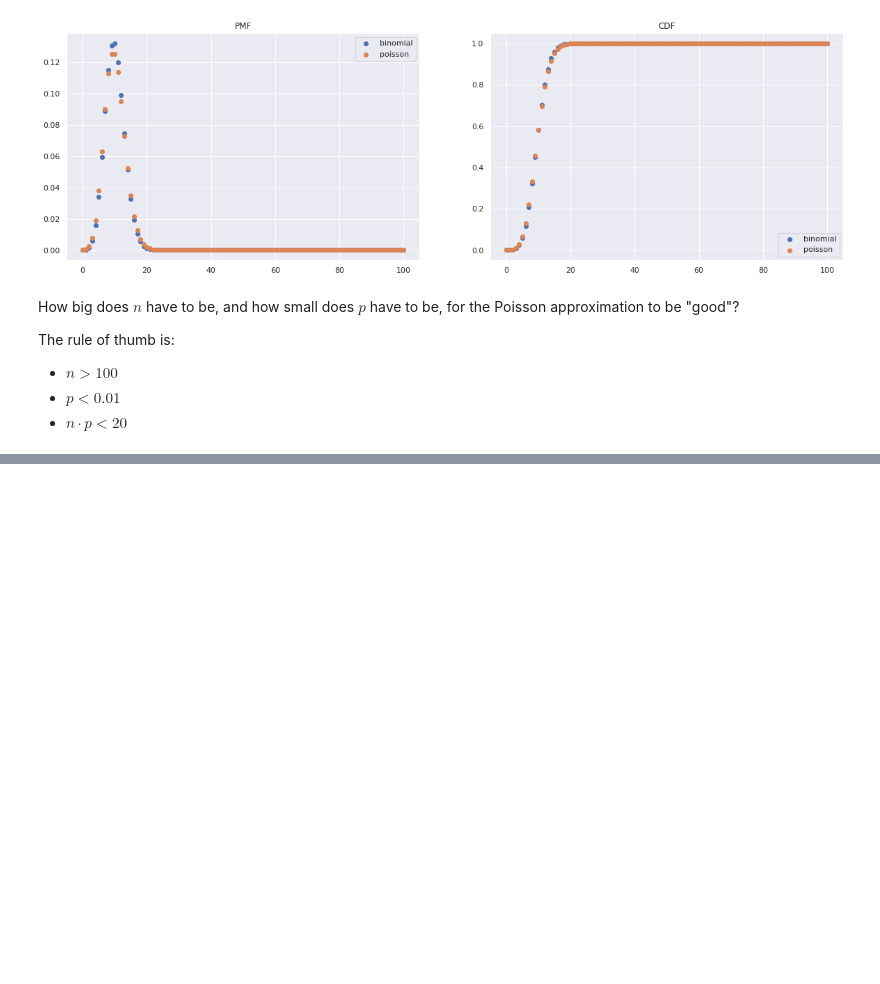
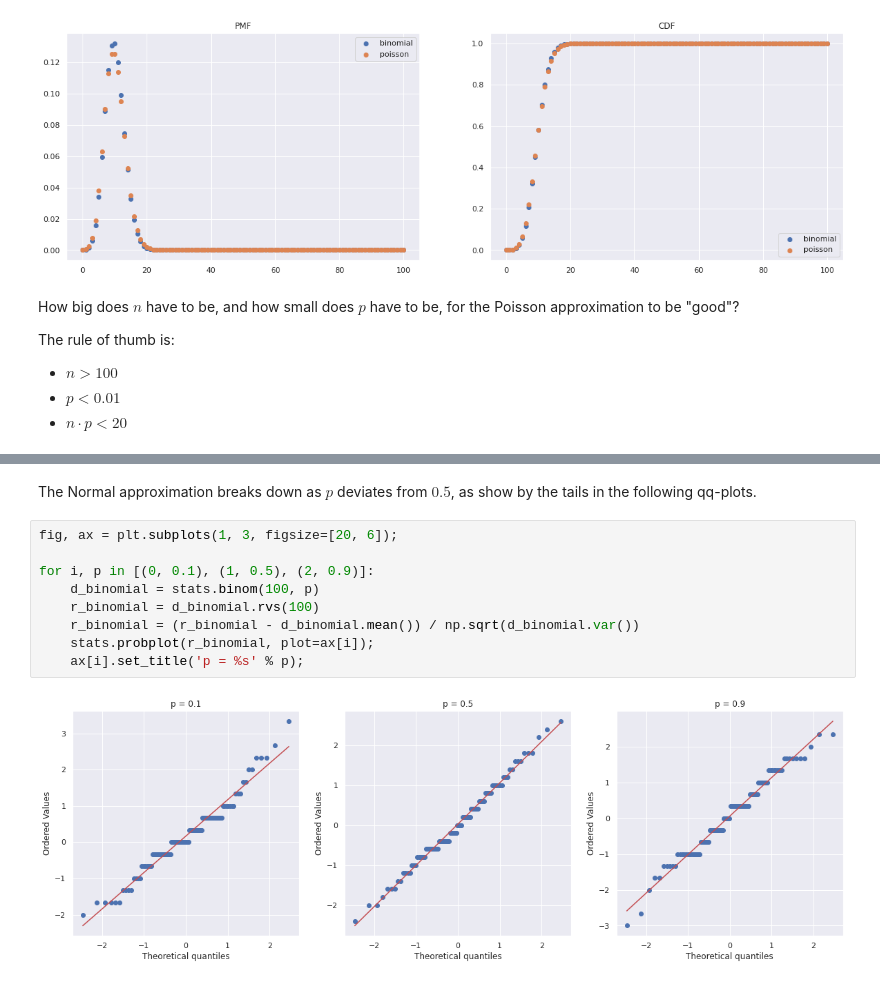
Before and after one commit to botant/study, a Jupyter notebook: stats/binomial.ipynb, the cells around one changed output, grey strips where cells are left out. Saved outputs shown, nothing was run; the diff lists cells and outputs as text; blank space fills up the shorter version.

```diff
--- a/stats/binomial.ipynb
+++ b/stats/binomial.ipynb
@@ -186,0 +287,13 @@ Max absolute difference in CDF in %
+# %% [markdown]
+The Normal approximation breaks down as $p$ deviates from $0.5$, as show by the tails in the following qq-plots.
+# %%
+fig, ax = plt.subplots(1, 3, figsize=[20, 6]);
+
+for i, p in [(0, 0.1), (1, 0.5), (2, 0.9)]:
+    d_binomial = stats.binom(100, p)
+    r_binomial = d_binomial.rvs(100)
+    r_binomial = (r_binomial - d_binomial.mean()) / np.sqrt(d_binomial.var())
+    stats.probplot(r_binomial, plot=ax[i]);
+    ax[i].set_title('p = %s' % p);
+# %% [output]
+[figure, added]
```
Also changed, not shown: parts of 8 cells of this notebook, 1 other file.
